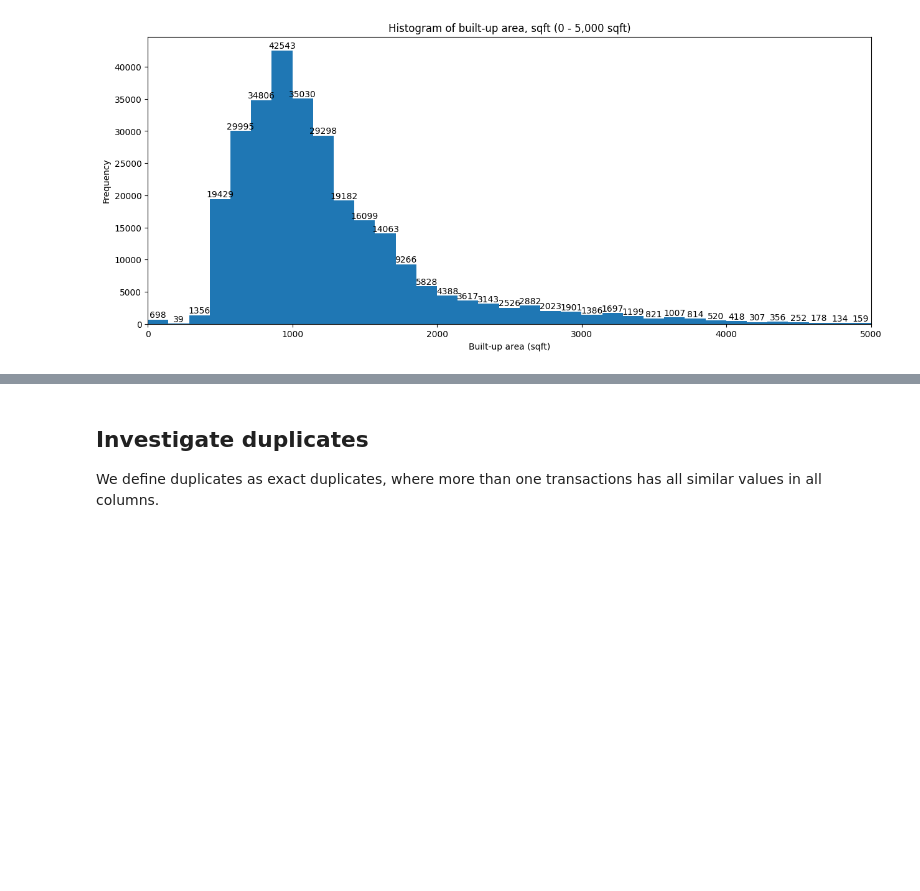
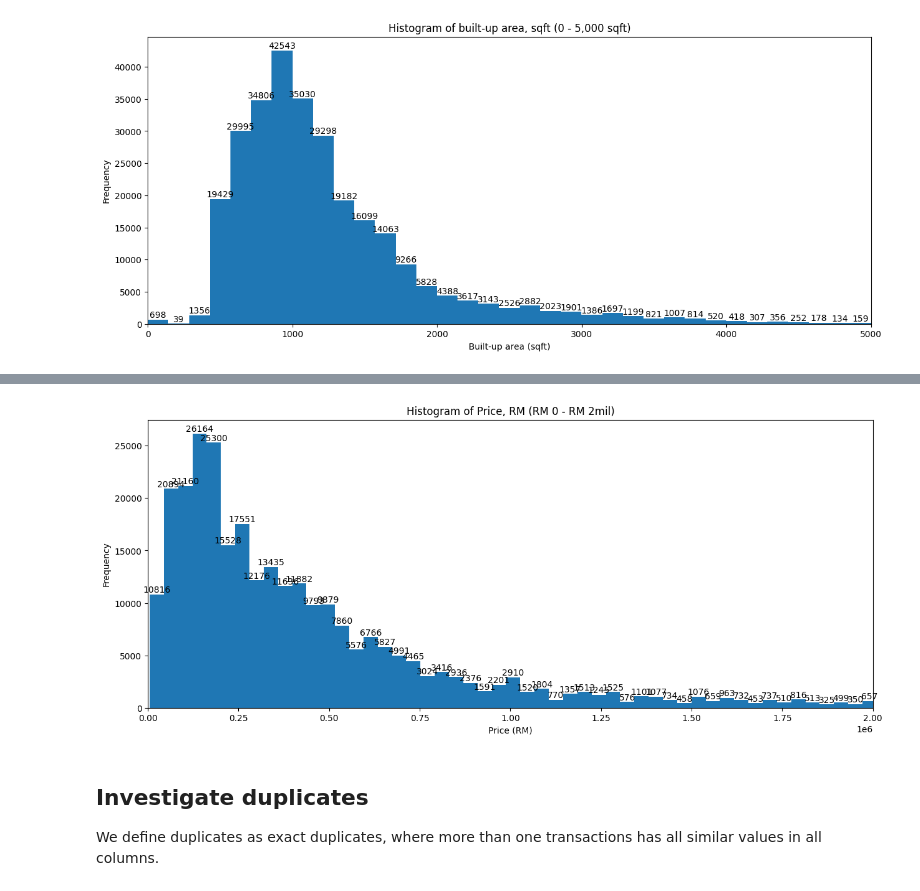
Before and after one commit to yuenherny/kl-house-price-forecasting, a Jupyter notebook: notebooks/03 - Data Cleaning 1.ipynb, the cells around one changed output, grey strips where cells are left out. Cells and saved outputs as stored; diff of their text form; code cells hidden in the pictures; blank space fills up the shorter version.

```diff
--- a/notebooks/03 - Data Cleaning 1.ipynb
+++ b/notebooks/03 - Data Cleaning 1.ipynb
@@ -372,3 +412,17 @@ plt.show()
+# %%
+ax = df_transactions['price'].plot(
+    kind='hist',
+    xlim=(0, 2_000_000),
+    bins=3_000,
+    figsize=(15, 6),
+    # logy=True,
+    title='Histogram of Price, RM (RM 0 - RM 2mil)',
+    xlabel='Price (RM)',
+)
+ax.bar_label(ax.containers[0], fmt='%.0f')
+plt.show()
+# %% [output]
+[figure, added]
 # %% [markdown]
 ## Investigate duplicates
 
```
Also changed, not shown: parts of 3 cells of this notebook.
